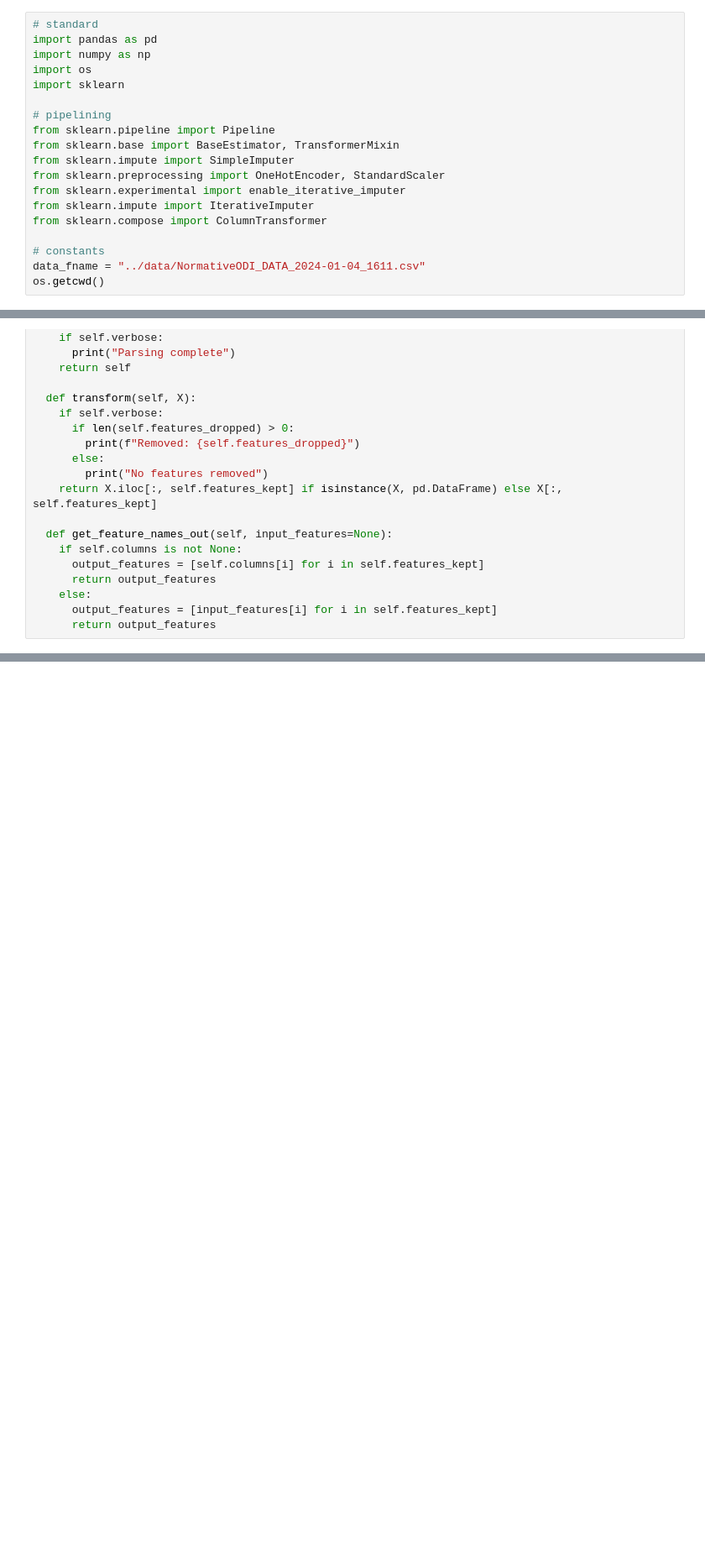
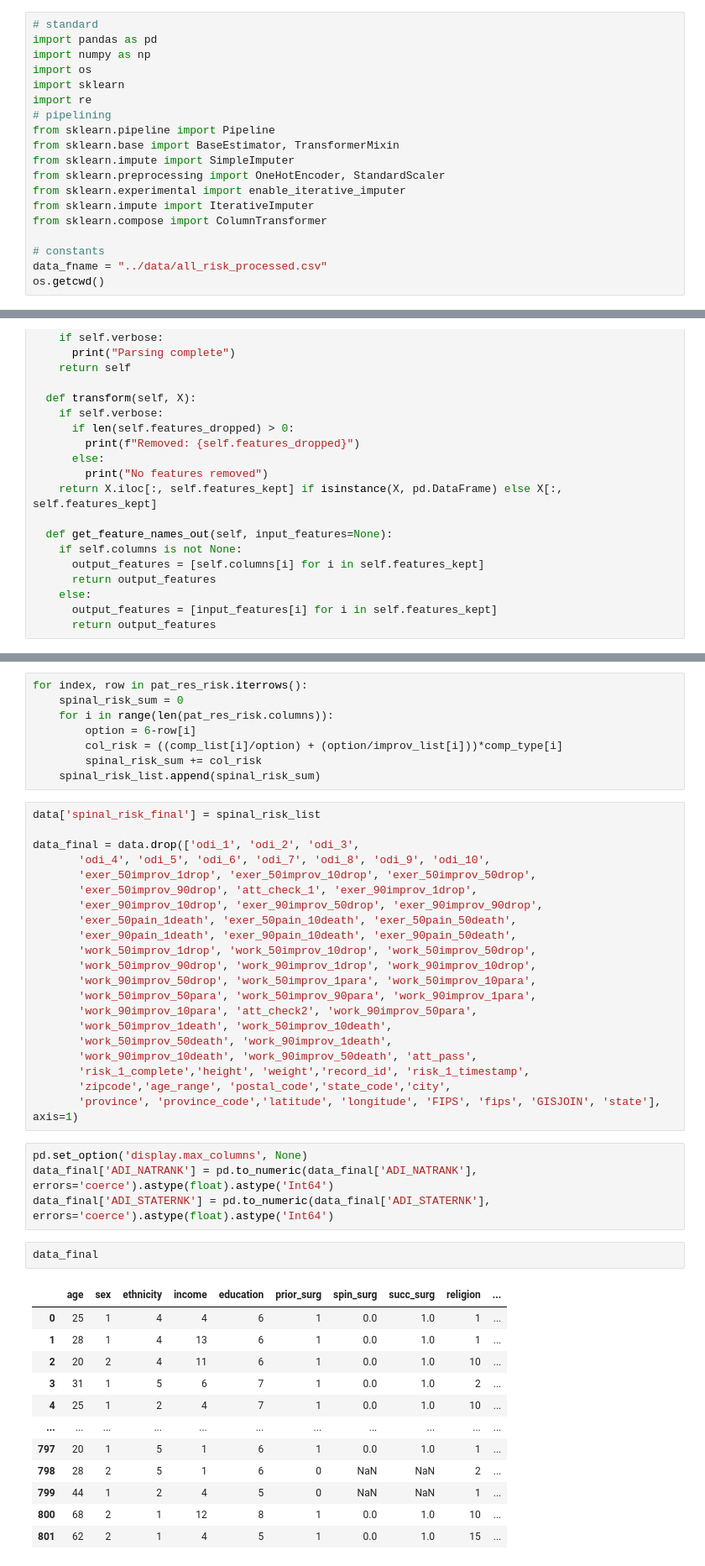
Before and after one commit to evanyfyip/vm-spinal-risk, a Jupyter notebook: vm-spinal-risk/notebooks/data_processing_functions.ipynb, the cells around one changed output, grey strips where cells are left out. Shown at 84% size. Cells and saved outputs as stored; diff of their text form; blank space fills up the shorter version.

```diff
--- a/vm-spinal-risk/notebooks/data_processing_functions.ipynb
+++ b/vm-spinal-risk/notebooks/data_processing_functions.ipynb
@@ -4,7 +4,7 @@ import pandas as pd
 import numpy as np
 import os
 import sklearn
-
+import re
 # pipelining
 from sklearn.pipeline import Pipeline
 from sklearn.base import BaseEstimator, TransformerMixin
@@ -15,6 +15,6 @@ from sklearn.impute import IterativeImputer
 from sklearn.compose import ColumnTransformer
 
 # constants
-data_fname = "../data/NormativeODI_DATA_2024-01-04_1611.csv"
+data_fname = "../data/all_risk_processed.csv"
 os.getcwd()
 # %% [output]
@@ -181,0 +231,48 @@ Index(['record_id', 'redcap_survey_identifier',
+# %%
+for index, row in pat_res_risk.iterrows():
+    spinal_risk_sum = 0
+    for i in range(len(pat_res_risk.columns)):
+        option = 6-row[i]
+        col_risk = ((comp_list[i]/option) + (option/improv_list[i]))*comp_type[i]
+        spinal_risk_sum += col_risk
+    spinal_risk_list.append(spinal_risk_sum)
+# %%
+data['spinal_risk_final'] = spinal_risk_list
+
+data_final = data.drop(['odi_1', 'odi_2', 'odi_3',
+       'odi_4', 'odi_5', 'odi_6', 'odi_7', 'odi_8', 'odi_9', 'odi_10',
+       'exer_50improv_1drop', 'exer_50improv_10drop', 'exer_50improv_50drop',
+       'exer_50improv_90drop', 'att_check_1', 'exer_90improv_1drop',
+       'exer_90improv_10drop', 'exer_90improv_50drop', 'exer_90improv_90drop',
+       'exer_50pain_1death', 'exer_50pain_10death', 'exer_50pain_50death',
+       'exer_90pain_1death', 'exer_90pain_10death', 'exer_90pain_50death',
+       'work_50improv_1drop', 'work_50improv_10drop', 'work_50improv_50drop',
+       'work_50improv_90drop', 'work_90improv_1drop', 'work_90improv_10drop',
+       'work_90improv_50drop', 'work_50improv_1para', 'work_50improv_10para',
+       'work_50improv_50para', 'work_50improv_90para', 'work_90improv_1para',
+       'work_90improv_10para', 'att_check2', 'work_90improv_50para',
+       'work_50improv_1death', 'work_50improv_10death',
+       'work_50improv_50death', 'work_90improv_1death',
+       'work_90improv_10death', 'work_90improv_50death', 'att_pass',
+       'risk_1_complete','height', 'weight','record_id', 'risk_1_timestamp',
+       'zipcode','age_range', 'postal_code','state_code','city',
+       'province', 'province_code','latitude', 'longitude', 'FIPS', 'fips', 'GISJOIN', 'state'], axis=1)
+# %%
+pd.set_option('display.max_columns', None)
+data_final['ADI_NATRANK'] = pd.to_numeric(data_final['ADI_NATRANK'], errors='coerce').astype(float).astype('Int64')
+data_final['ADI_STATERNK'] = pd.to_numeric(data_final['ADI_STATERNK'], errors='coerce').astype(float).astype('Int64')
+# %%
+data_final
+# %% [output]
+|  | age | sex | ethnicity | income | education | prior_surg | spin_surg | succ_surg | religion | ... |
+| 0 | 25 | 1 | 4 | 4 | 6 | 1 | 0.0 | 1.0 | 1 | ... |
+| 1 | 28 | 1 | 4 | 13 | 6 | 1 | 0.0 | 1.0 | 1 | ... |
+| 2 | 20 | 2 | 4 | 11 | 6 | 1 | 0.0 | 1.0 | 10 | ... |
+| 3 | 31 | 1 | 5 | 6 | 7 | 1 | 0.0 | 1.0 | 2 | ... |
+| 4 | 25 | 1 | 2 | 4 | 7 | 1 | 0.0 | 1.0 | 10 | ... |
+| ... | ... | ... | ... | ... | ... | ... | ... | ... | ... | ... |
+| 797 | 20 | 1 | 5 | 1 | 6 | 1 | 0.0 | 1.0 | 1 | ... |
+| 798 | 28 | 2 | 5 | 1 | 6 | 0 | NaN | NaN | 2 | ... |
+| 799 | 44 | 1 | 2 | 4 | 5 | 0 | NaN | NaN | 1 | ... |
+| 800 | 68 | 2 | 1 | 12 | 8 | 1 | 0.0 | 1.0 | 10 | ... |
+| 801 | 62 | 2 | 1 | 4 | 5 | 1 | 0.0 | 1.0 | 15 | ... |
```
Also changed, not shown: parts of 17 cells of this notebook, 2 other files.
